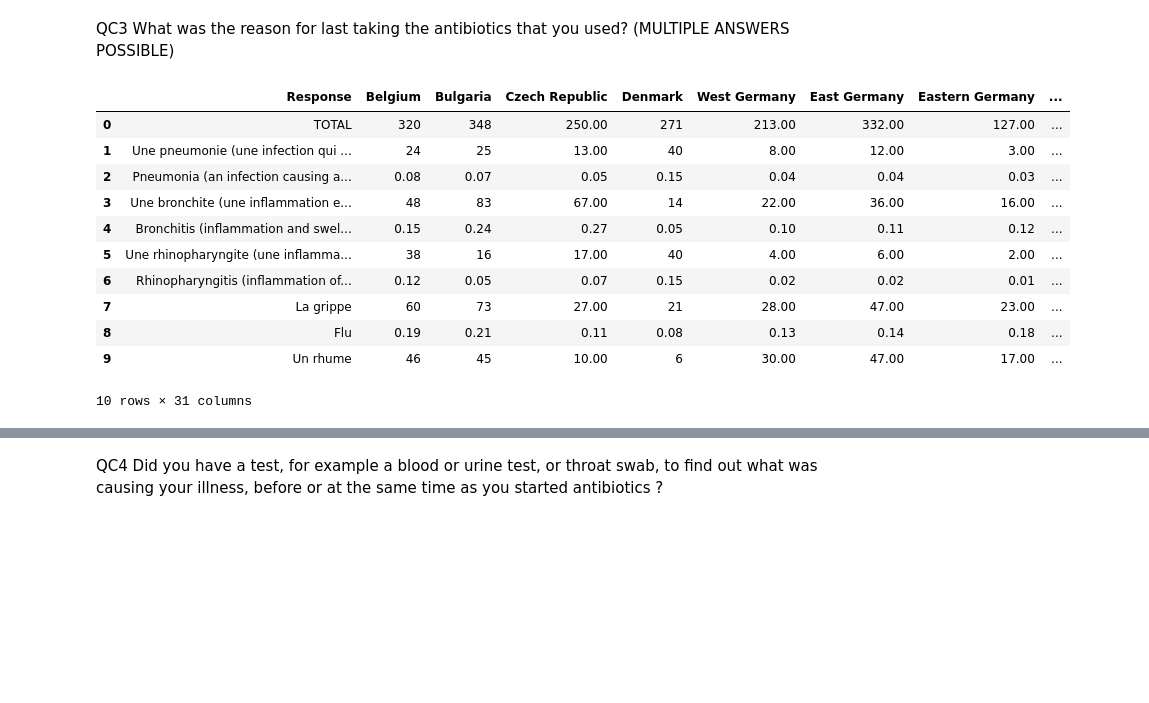
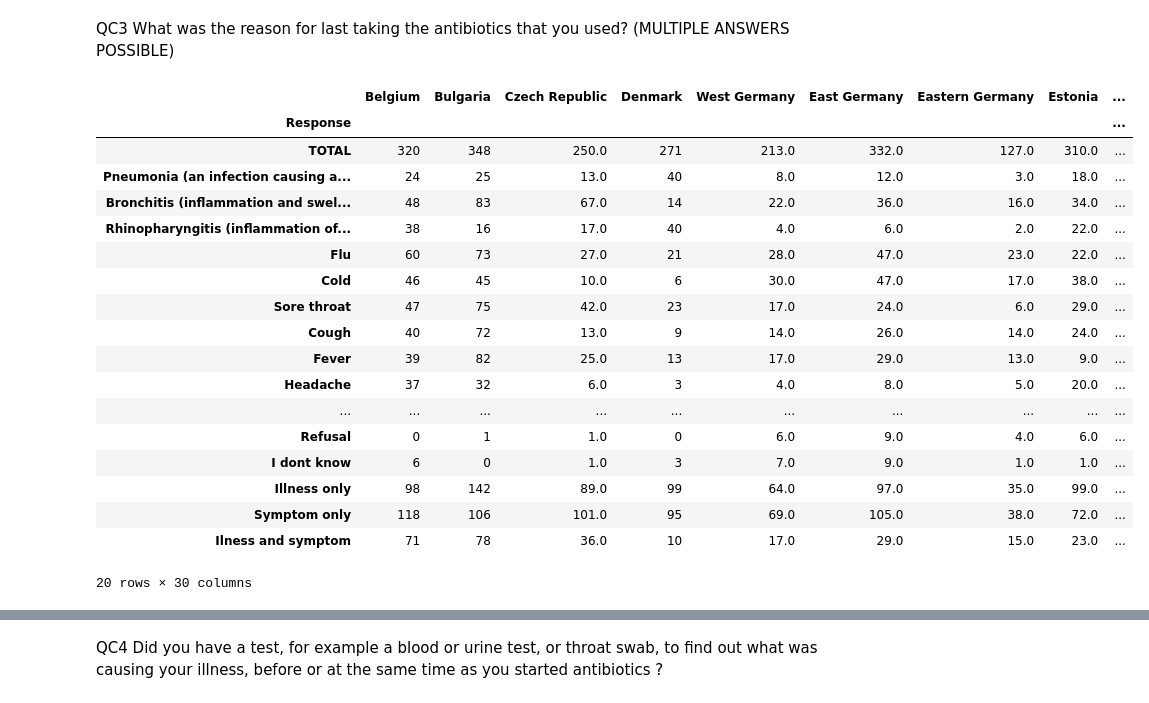
Before and after one commit to phoebemma/Project-1-Writing-a-Data-Science-Blog-post, a Jupyter notebook: EU_Antimicrobial resistance.ipynb, the cells around one changed output, grey strips where cells are left out. Drawn from its saved outputs; the diff is of its cells as text; code cells hidden in the pictures; blank space fills up the shorter version.

```diff
--- a/EU_Antimicrobial resistance.ipynb
+++ b/EU_Antimicrobial resistance.ipynb
@@ -212,27 +212,48 @@ QC3 What was the reason for last taking the antibiotics that you used? (MULTIPLE
 # %%
 Question_3= pd.read_excel(EU_antibiotics, "QC3", skiprows = 7, header = [1])
 Question_3= Question_3.drop(["UE28\nEU28", "Unnamed: 0"], axis = 1)
 Question_3.rename(columns ={"Unnamed: 1":"Response", "BE": "Belgium", "BG": "Bulgaria", "CZ": "Czech Republic",
                           "DK": "Denmark", "D-W": "West Germany", "DE": "East Germany", "D-E": "Eastern Germany", "EE": "Estonia",
                            "IE": "Ireland", "EL" :"Greece" , "ES":"Spain", "FR":"France", "HR":"Croatia", "IT":"Italy","CY":"Cyprus",
                            "LV":"Latvia", "LT": "Lithuania", "LU": "Luxembourg", "HU":"Hungary", "MT":"Malta", "NL":"Netherlands",
                             "AT":"Austria", "PL": "Poland", "PT":"Portugal", "RO": "Romania", "SI":"Slovenia", "SK":"Slovekia",
                           "FI":"Finland", "SE": "Sweden", "UK":"United Kingdom" }, inplace = True)
 Question_3 = Question_3.set_index("Response")
-Question_3 =Question_3.loc[["TOTAL", "Oui", "Non", "Refus (SPONTANÉ)", "NSP"]]
-Question_3= Question_3.rename(index= {"Oui":"Yes", "Non":"No", "Refus (SPONTANÉ)": "Refusal", "NSP": "I dont know"})
+Question_3 =Question_3.loc[["TOTAL", "Une pneumonie (une infection qui cause une inflammation d’un ou des deux poumons)",
+                            "Une bronchite (une inflammation et un encombrement des bronches, les voies respiratoires qui acheminent le flux d’air de la trachée dans les poumons)",
+                            "Une rhinopharyngite (une inflammation de la muqueuse du nez et du pharynx)",
+                            "La grippe", "Un rhume", "Un mal de gorge", "De la toux", "De la fièvre", "Un mal de tête",
+                            "De la diarrhée", "Une infection urinaire", "Une infection de la peau ou d’une blessure",
+                            "Autre (SPONTANÉ)", "Ne souhaite pas répondre (SPONTANÉ)", "Refus (SPONTANÉ) (N)", "NSP",
+                            "Maladie seulement", "Symptôme seulement", "Maladie et symptôme"
+                           ]]
+Question_3= Question_3.rename(index= {"Une pneumonie (une infection qui cause une inflammation d’un ou des deux poumons)": "Pneumonia (an infection causing an inflammation of one or both lungs)",
+                            "Une bronchite (une inflammation et un encombrement des bronches, les voies respiratoires qui acheminent le flux d’air de la trachée dans les poumons)":"Bronchitis (inflammation and swelling of the bronchi, the airways that carry airflow from the trachea into the lungs)",
+                            "Une rhinopharyngite (une inflammation de la muqueuse du nez et du pharynx)": "Rhinopharyngitis (inflammation of the mucous membrane of the nose and pharynx)",
+                            "La grippe": "Flu", "Un rhume":"Cold", "Un mal de gorge":"Sore throat", "De la toux":"Cough", "De la fièvre":"Fever",
+                            "Un mal de tête":"Headache", "De la diarrhée": "Diarrhea", "Une infection urinaire":"Urinary tract infection",
+                            "Une infection de la peau ou d’une blessure":"Skin or wound infection", "Autre (SPONTANÉ)": "Others",
+                            "Ne souhaite pas répondre (SPONTANÉ)": "Do not wish to answer", "Refus (SPONTANÉ) (N)":"Refusal", "NSP":"I dont know",
+                            "Maladie seulement":"Illness only", "Symptôme seulement":"Symptom only", "Maladie et symptôme":"Ilness and symptom"})
 Question_3.reset_index(drop = True)
-Question_3.head()
+Question_3.head(20)
 # %% [output]
-|  | Response | Belgium | Bulgaria | Czech Republic | Denmark | West Germany | East Germany | Eastern Germany | ... |
-| 0 | TOTAL | 320 | 348 | 250.00 | 271 | 213.00 | 332.00 | 127.00 | ... |
-| 1 | Une pneumonie (une infection qui ... | 24 | 25 | 13.00 | 40 | 8.00 | 12.00 | 3.00 | ... |
-| 2 | Pneumonia (an infection causing a... | 0.08 | 0.07 | 0.05 | 0.15 | 0.04 | 0.04 | 0.03 | ... |
-| 3 | Une bronchite (une inflammation e... | 48 | 83 | 67.00 | 14 | 22.00 | 36.00 | 16.00 | ... |
-| 4 | Bronchitis (inflammation and swel... | 0.15 | 0.24 | 0.27 | 0.05 | 0.10 | 0.11 | 0.12 | ... |
-| 5 | Une rhinopharyngite (une inflamma... | 38 | 16 | 17.00 | 40 | 4.00 | 6.00 | 2.00 | ... |
-| 6 | Rhinopharyngitis (inflammation of... | 0.12 | 0.05 | 0.07 | 0.15 | 0.02 | 0.02 | 0.01 | ... |
-| 7 | La grippe | 60 | 73 | 27.00 | 21 | 28.00 | 47.00 | 23.00 | ... |
-| 8 | Flu | 0.19 | 0.21 | 0.11 | 0.08 | 0.13 | 0.14 | 0.18 | ... |
-| 9 | Un rhume | 46 | 45 | 10.00 | 6 | 30.00 | 47.00 | 17.00 | ... |
+|  | Belgium | Bulgaria | Czech Republic | Denmark | West Germany | East Germany | Eastern Germany | Estonia | ... |
+| Response |  |  |  |  |  |  |  |  | ... |
+| TOTAL | 320 | 348 | 250.0 | 271 | 213.0 | 332.0 | 127.0 | 310.0 | ... |
+| Pneumonia (an infection causing a... | 24 | 25 | 13.0 | 40 | 8.0 | 12.0 | 3.0 | 18.0 | ... |
+| Bronchitis (inflammation and swel... | 48 | 83 | 67.0 | 14 | 22.0 | 36.0 | 16.0 | 34.0 | ... |
+| Rhinopharyngitis (inflammation of... | 38 | 16 | 17.0 | 40 | 4.0 | 6.0 | 2.0 | 22.0 | ... |
+| Flu | 60 | 73 | 27.0 | 21 | 28.0 | 47.0 | 23.0 | 22.0 | ... |
+| Cold | 46 | 45 | 10.0 | 6 | 30.0 | 47.0 | 17.0 | 38.0 | ... |
+| Sore throat | 47 | 75 | 42.0 | 23 | 17.0 | 24.0 | 6.0 | 29.0 | ... |
+| Cough | 40 | 72 | 13.0 | 9 | 14.0 | 26.0 | 14.0 | 24.0 | ... |
+| Fever | 39 | 82 | 25.0 | 13 | 17.0 | 29.0 | 13.0 | 9.0 | ... |
+| Headache | 37 | 32 | 6.0 | 3 | 4.0 | 8.0 | 5.0 | 20.0 | ... |
+| ... | ... | ... | ... | ... | ... | ... | ... | ... | ... |
+| Refusal | 0 | 1 | 1.0 | 0 | 6.0 | 9.0 | 4.0 | 6.0 | ... |
+| I dont know | 6 | 0 | 1.0 | 3 | 7.0 | 9.0 | 1.0 | 1.0 | ... |
+| Illness only | 98 | 142 | 89.0 | 99 | 64.0 | 97.0 | 35.0 | 99.0 | ... |
+| Symptom only | 118 | 106 | 101.0 | 95 | 69.0 | 105.0 | 38.0 | 72.0 | ... |
+| Ilness and symptom | 71 | 78 | 36.0 | 10 | 17.0 | 29.0 | 15.0 | 23.0 | ... |
-10 rows × 31 columns
+20 rows × 30 columns
```
Also changed, not shown: parts of 3 cells of this notebook.
